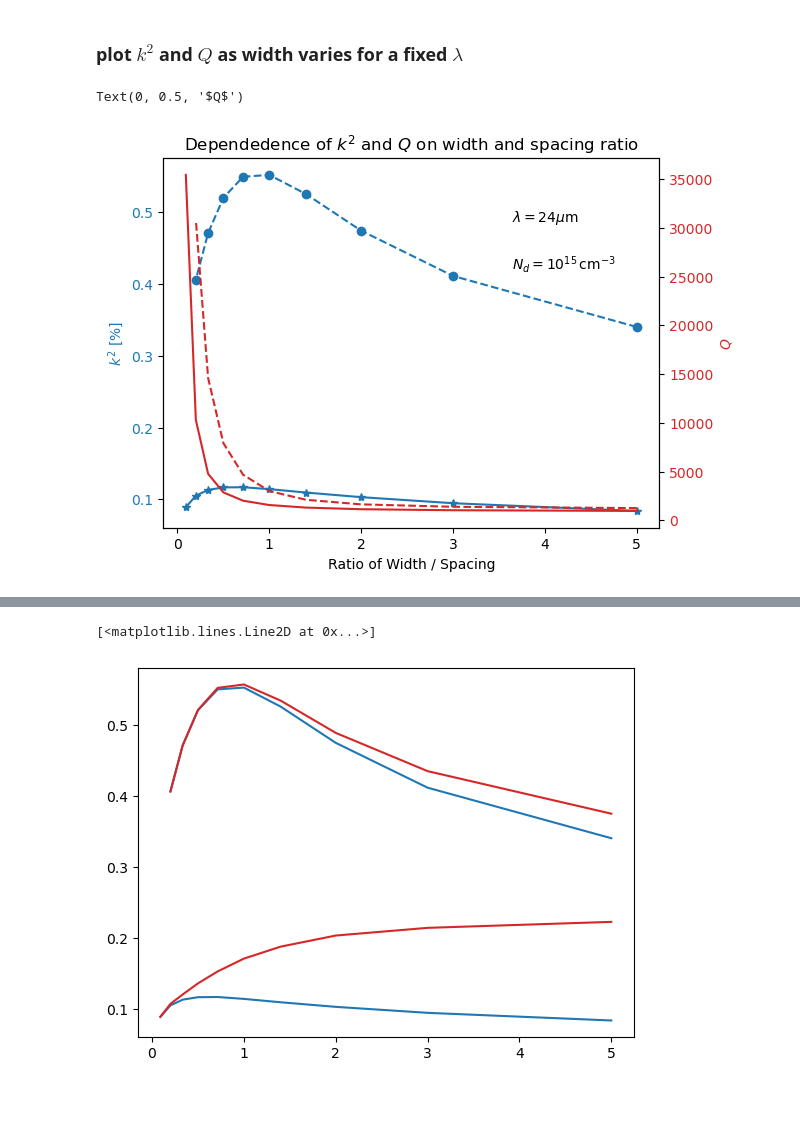
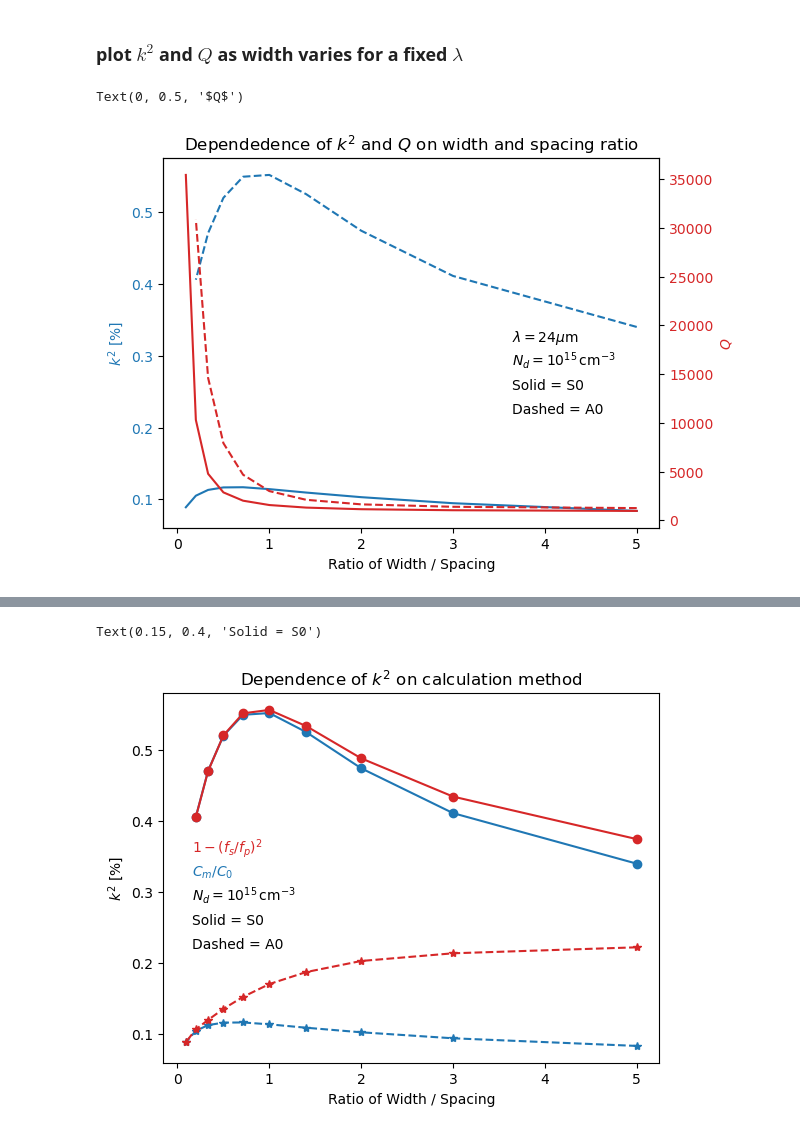
Before and after one commit to ninja-lab/Resonators, a Jupyter notebook: ComsolPlots2_.ipynb, the cells around one changed output, grey strips where cells are left out. Drawn from its saved outputs; the diff is of its cells as text; code cells hidden in the pictures; blank space fills up the shorter version.

Commit message:
more data and plots

```diff
--- a/ComsolPlots2_.ipynb
+++ b/ComsolPlots2_.ipynb
@@ -396,12 +406,14 @@ dfA0['w_s_ratio'] = dfA0["width_um"] / dfA0["spacing_um"]
 dfS0['w_s_ratio'] = dfS0["width_um"] / dfS0["spacing_um"]
 fig, ax = plt.subplots()
 ax2 = ax.twinx()
-ax.plot( dfA0['w_s_ratio'], dfA0['k2_fd'], color="tab:blue", marker='*')
+ax.plot( dfA0['w_s_ratio'], dfA0['k2_fd'], color="tab:blue")#, marker='*')
 ax2.plot( dfA0['w_s_ratio'], dfA0['Q'], color = "tab:red")
-ax.plot( dfS0['w_s_ratio'], dfS0['k2_fd'], color="tab:blue", linestyle='--',marker='o')
+ax.plot( dfS0['w_s_ratio'], dfS0['k2_fd'], color="tab:blue", linestyle='--')#,marker='o')
 ax2.plot( dfS0['w_s_ratio'], dfS0['Q'], color = "tab:red", linestyle='--')
-ax.annotate(r'$\lambda= 24\mu$m', xy=(0.65, 0.75), xycoords='figure fraction', color='k', fontsize=10)
-ax.annotate(r'$N_d = 10^{15} \,\text{cm}^{-3}$', xy=(0.65, 0.65), xycoords='figure fraction', color='k', fontsize=10)
+ax.annotate(r'$\lambda= 24\mu$m', xy=(0.65, 0.5), xycoords='figure fraction', color='k', fontsize=10)
+ax.annotate(r'$N_d = 10^{15} \,\text{cm}^{-3}$', xy=(0.65, 0.45), xycoords='figure fraction', color='k', fontsize=10)
+ax.annotate('Dashed = A0', xy=(0.65, 0.35), xycoords='figure fraction', color='k', fontsize=10)
+ax.annotate('Solid = S0', xy=(0.65, 0.4), xycoords='figure fraction', color='k', fontsize=10)
 ax.set_xlabel(r'Ratio of Width / Spacing')
 ax.tick_params(axis="y", labelcolor="tab:blue")
 ax2.tick_params(axis="y", labelcolor="tab:red")
@@ -412,7 +424,7 @@ ax2.set_ylabel(r'$Q$', color="tab:red")
 #and / or create a new plot with same x axis, left y is k^2Q, right is fQ
 # %% [output]
 Text(0, 0.5, '$Q$')
-[figure, old version]
+[figure, new version]
 # %%
 dfA0.head()
 # %% [output]
@@ -425,10 +437,19 @@ dfA0.head()
 # %%
 fig, ax = plt.subplots()
 
-ax.plot( dfA0['w_s_ratio'], dfA0['k2_fd'], color="tab:blue")
-ax.plot( dfA0['w_s_ratio'], dfA0['k2_peak_spacing'], color="tab:red")
-ax.plot( dfS0['w_s_ratio'], dfS0['k2_fd'], color="tab:blue")
-ax.plot( dfS0['w_s_ratio'], dfS0['k2_peak_spacing'], color="tab:red")
+ax.plot( dfA0['w_s_ratio'], dfA0['k2_fd'], color="tab:blue", marker='*', linestyle='--')
+ax.plot( dfA0['w_s_ratio'], dfA0['k2_peak_spacing'], color="tab:red", marker='*', linestyle='--')
+ax.plot( dfS0['w_s_ratio'], dfS0['k2_fd'], color="tab:blue", marker='o')
+ax.plot( dfS0['w_s_ratio'], dfS0['k2_peak_spacing'], color="tab:red", marker='o')
+ax.set_title(r'Dependence of $k^2$ on calculation method')
+ax.set_ylabel(r'$k^2$ [%]', color="k")
+ax.set_xlabel(r'Ratio of Width / Spacing')
+ax.annotate(r'$N_d = 10^{15} \,\text{cm}^{-3}$', xy=(0.15, 0.45), xycoords='figure fraction', color='k', fontsize=10)
+ax.annotate(r'$1-(f_s/f_p)^2$', xy=(0.15, 0.55), xycoords='figure fraction', color='tab:red', fontsize=10)
+ax.annotate(r'$C_m/C_0$', xy=(0.15, 0.5), xycoords='figure fraction', color='tab:blue', fontsize=10)
+ax.annotate('Dashed = A0', xy=(0.15, 0.35), xycoords='figure fraction', color='k', fontsize=10)
+ax.annotate('Solid = S0', xy=(0.15, 0.4), xycoords='figure fraction', color='k', fontsize=10)
+#ax.legend()
 # %% [output]
-[<matplotlib.lines.Line2D at 0x...>]
+Text(0.15, 0.4, 'Solid = S0')
-[figure, old version]
+[figure, new version]
```
Also changed, not shown: parts of 7 cells of this notebook, 12 other files.
